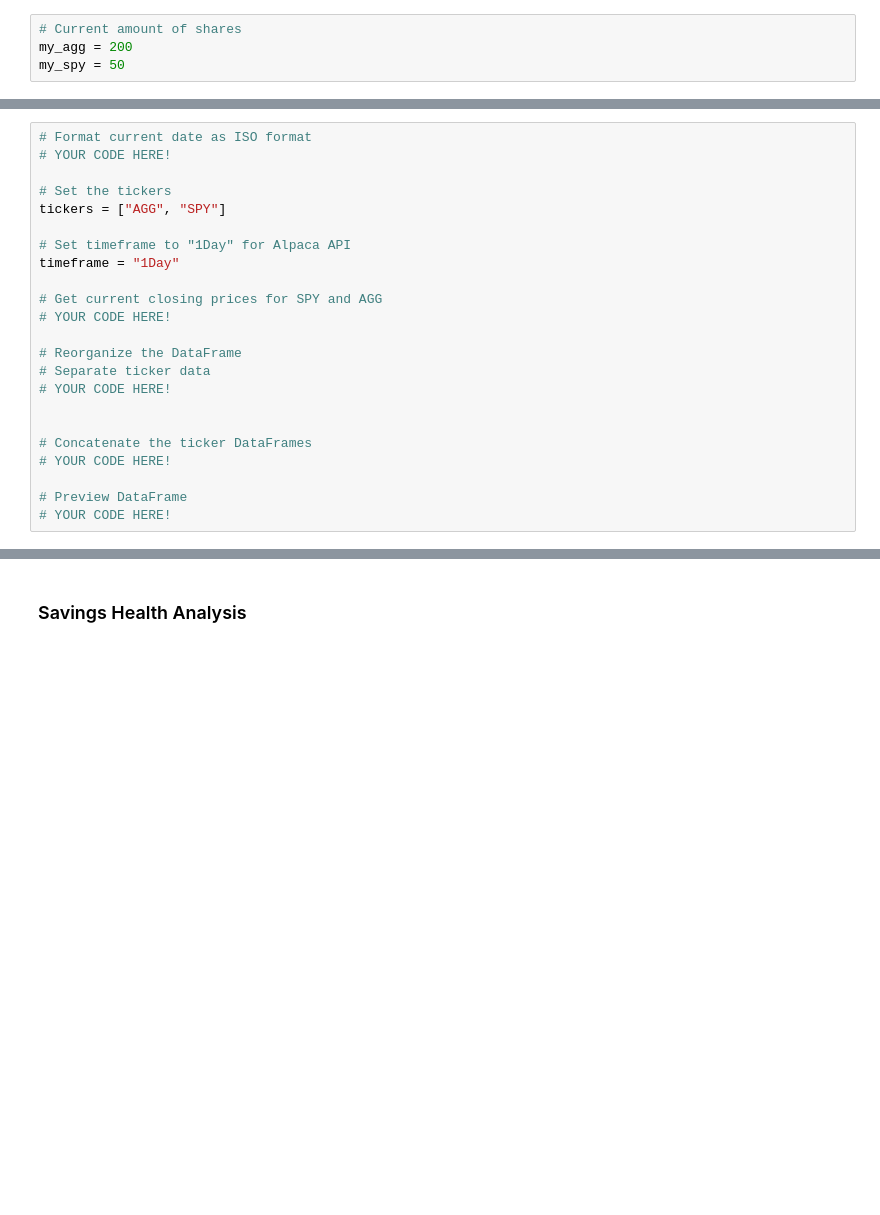
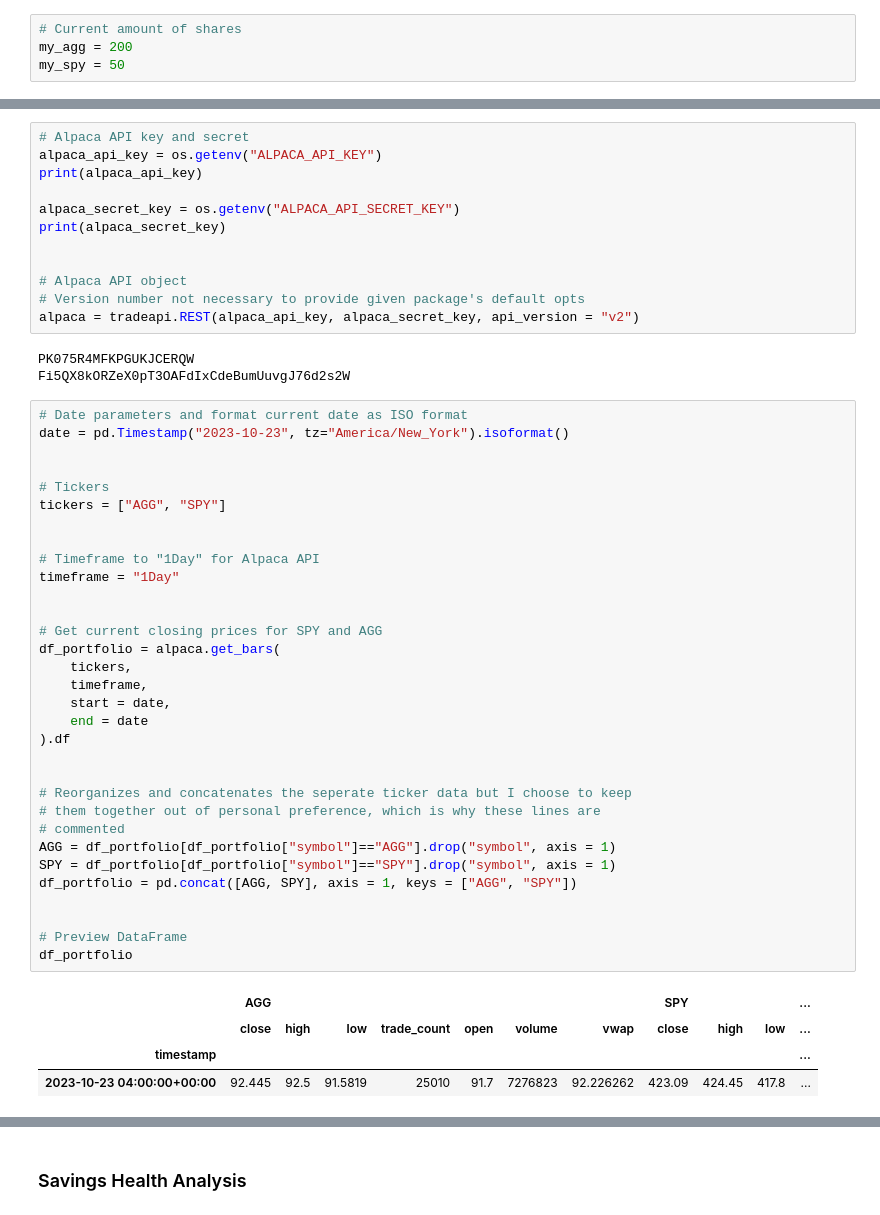
Before and after one commit to ppatel0910/Financial-Planners, a Jupyter notebook: financial-planner.ipynb, the cells around one changed output, grey strips where cells are left out. Drawn from its saved outputs; the diff is of its cells as text; blank space fills up the shorter version.

Commit message:
Completed crypto and stock portfolio calculations

```diff
--- a/financial-planner.ipynb
+++ b/financial-planner.ipynb
@@ -94,25 +84,54 @@ start
-# %%
-# Format current date as ISO format
-# YOUR CODE HERE!
-
-# Set the tickers
-tickers = ["AGG", "SPY"]
-
-# Set timeframe to "1Day" for Alpaca API
-timeframe = "1Day"
-
-# Get current closing prices for SPY and AGG
-# YOUR CODE HERE!
-
-# Reorganize the DataFrame
-# Separate ticker data
-# YOUR CODE HERE!
-
-
-# Concatenate the ticker DataFrames
-# YOUR CODE HERE!
-
-# Preview DataFrame
-# YOUR CODE HERE!
+# %%
+# Alpaca API key and secret
+alpaca_api_key = os.getenv("ALPACA_API_KEY")
+print(alpaca_api_key)
+
+alpaca_secret_key = os.getenv("ALPACA_API_SECRET_KEY")
+print(alpaca_secret_key)
+
+
+# Alpaca API object
+# Version number not necessary to provide given package's default opts
+alpaca = tradeapi.REST(alpaca_api_key, alpaca_secret_key, api_version = "v2")
+# %% [output]
+PK075R4MFKPGUKJCERQW
+Fi5QX8kORZeX0pT3OAFdIxCdeBumUuvgJ76d2s2W
+# %%
+# Date parameters and format current date as ISO format
+date = pd.Timestamp("2023-10-23", tz="America/New_York").isoformat()
+
+
+# Tickers
+tickers = ["AGG", "SPY"]
+
+
+# Timeframe to "1Day" for Alpaca API
+timeframe = "1Day"
+
+
+# Get current closing prices for SPY and AGG
+df_portfolio = alpaca.get_bars(
+    tickers,
+    timeframe,
+    start = date,
+    end = date
+).df
+
+
+# Reorganizes and concatenates the seperate ticker data but I choose to keep
+# them together out of personal preference, which is why these lines are
+# commented
+AGG = df_portfolio[df_portfolio["symbol"]=="AGG"].drop("symbol", axis = 1)
+SPY = df_portfolio[df_portfolio["symbol"]=="SPY"].drop("symbol", axis = 1)
+df_portfolio = pd.concat([AGG, SPY], axis = 1, keys = ["AGG", "SPY"])
+
+
+# Preview DataFrame
+df_portfolio
+# %% [output]
+|  | AGG |  |  |  |  |  |  | SPY |  |  | ... |
+|  | close | high | low | trade_count | open | volume | vwap | close | high | low | ... |
+| timestamp |  |  |  |  |  |  |  |  |  |  | ... |
+| 2023-10-23 04:00:00+00:00 | 92.445 | 92.5 | 91.5819 | 25010 | 91.7 | 7276823 | 92.226262 | 423.09 | 424.45 | 417.8 | ... |
 # %%
 # Pick AGG and SPY close prices
```
Also changed, not shown: parts of 11 cells of this notebook.
